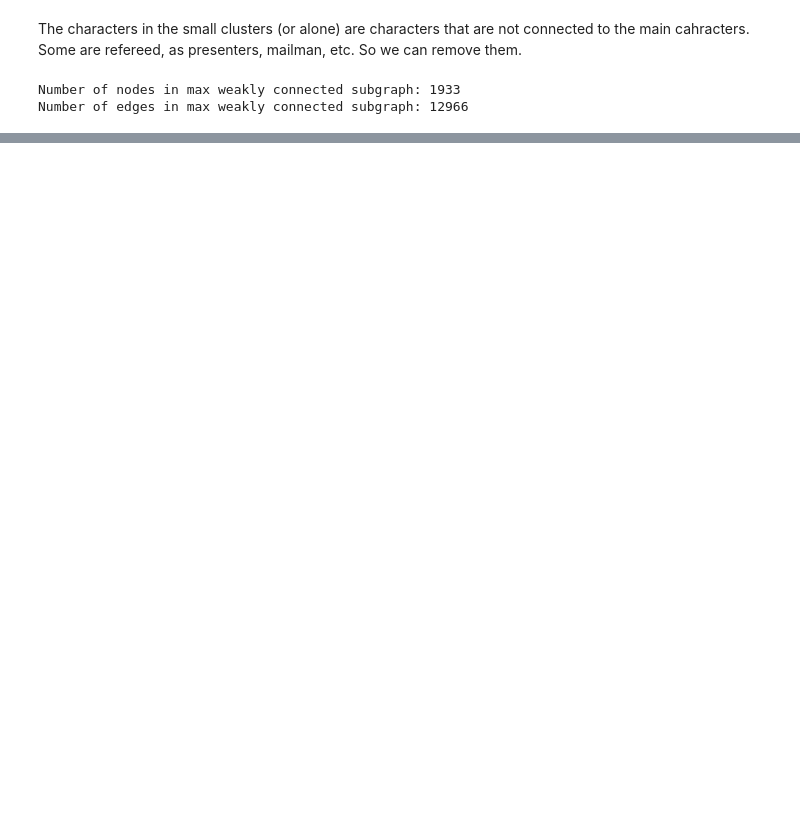
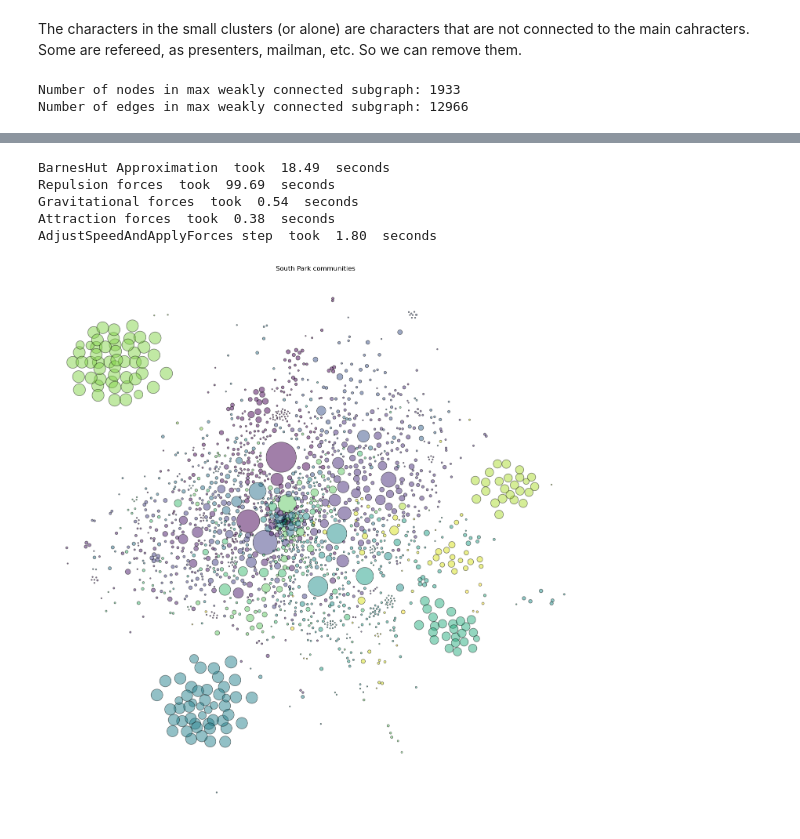
Before and after one commit to gpanagioto/projects_socialgraphs22, a Jupyter notebook: Project/south_park_data_generation.ipynb, the cells around one changed output, grey strips where cells are left out. Drawn from its saved outputs; the diff is of its cells as text; code cells hidden in the pictures; blank space fills up the shorter version.

```diff
--- a/Project/south_park_data_generation.ipynb
+++ b/Project/south_park_data_generation.ipynb
@@ -279,0 +411,51 @@ Number of edges in max weakly connected subgraph: 12966
+# %%
+# Set the parameters to tune for the ForceAtlas2 algorithm
+forceatlas2 = ForceAtlas2(
+                        # Behavior alternatives
+                        outboundAttractionDistribution=False,  # Dissuade hubs
+                        linLogMode=False,  # NOT IMPLEMENTED
+                        adjustSizes=False,  # Prevent overlap (NOT IMPLEMENTED)
+                        edgeWeightInfluence=1.0,
+
+                        # Performance
+                        jitterTolerance=1.0,  # Tolerance
+                        barnesHutOptimize=True,
+                        barnesHutTheta=1.2,
+                        multiThreaded=False,  # NOT IMPLEMENTED
+
+                        # Tuning
+                        scalingRatio=30.0,
+                        strongGravityMode=False,
+                        gravity=220.0,
+
+                        # Log
+                        verbose=True
+                        )
+# %%
+
+node_options = {
+    'node_size': (in_degrees+out_degrees)*5,
+    'node_color': list(partition.values()),
+    'alpha':0.5,
+}
+
+
+iterations = 2000
+fig = plt.figure(figsize=(18,18))
+pos = forceatlas2.forceatlas2_networkx_layout(G_weakly_con.to_undirected(), pos=None, iterations=iterations)
+nodes = nx.draw_networkx_nodes(G_weakly_con.to_undirected(), pos=pos, **node_options)
+nodes.set_edgecolor('k')
+# nx.draw_networkx_edges(G_weak, pos=pos,  edge_color=color_map_edges)
+
+
+plt.title('South Park communities')
+plt.axis('off')
+
+plt.show()
+# %% [output]
+BarnesHut Approximation  took  18.49  seconds
+Repulsion forces  took  99.69  seconds
+Gravitational forces  took  0.54  seconds
+Attraction forces  took  0.38  seconds
+AdjustSpeedAndApplyForces step  took  1.80  seconds
+[figure, added]
```
Also changed, not shown: parts of 18 cells of this notebook.
